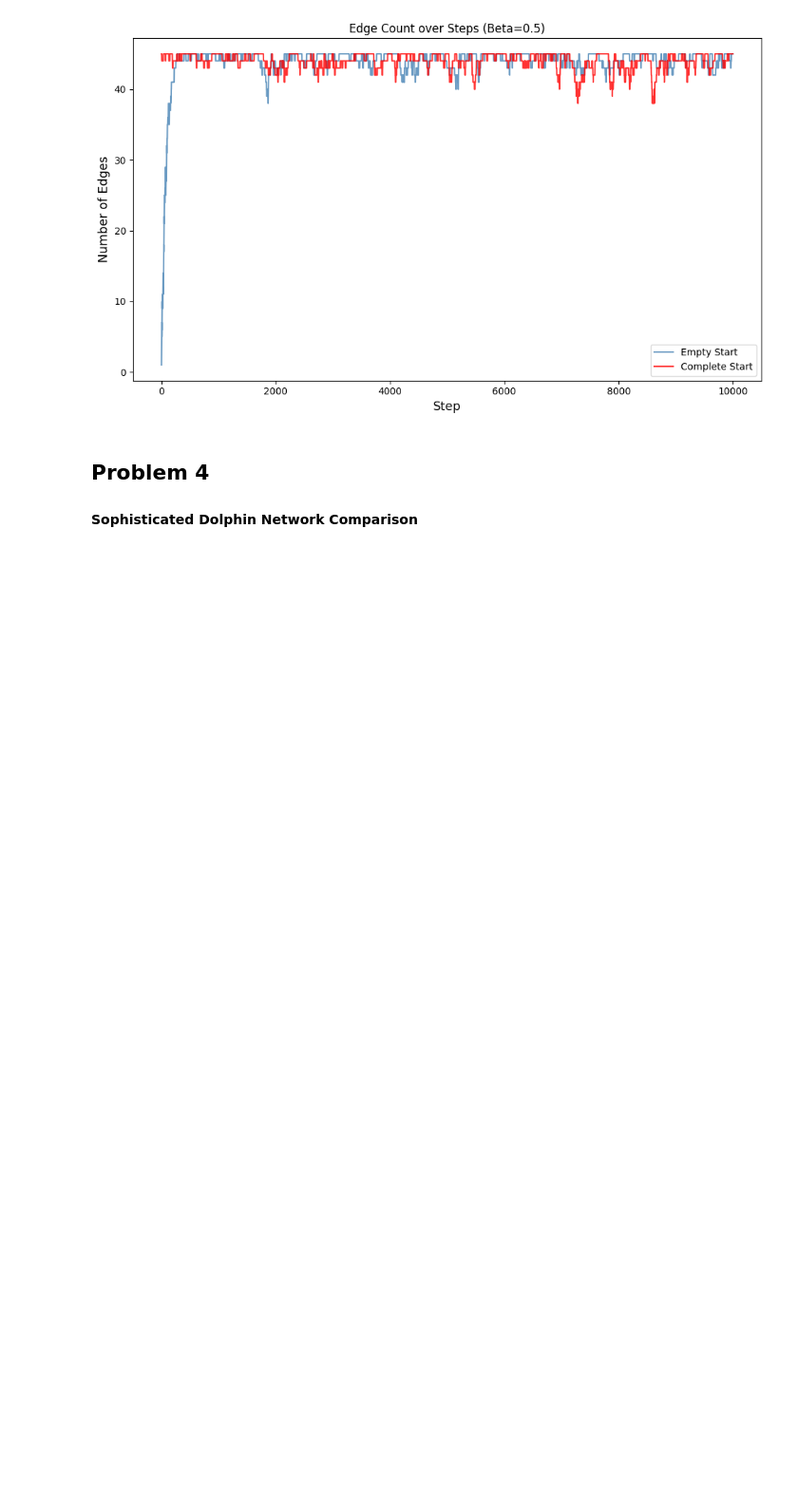
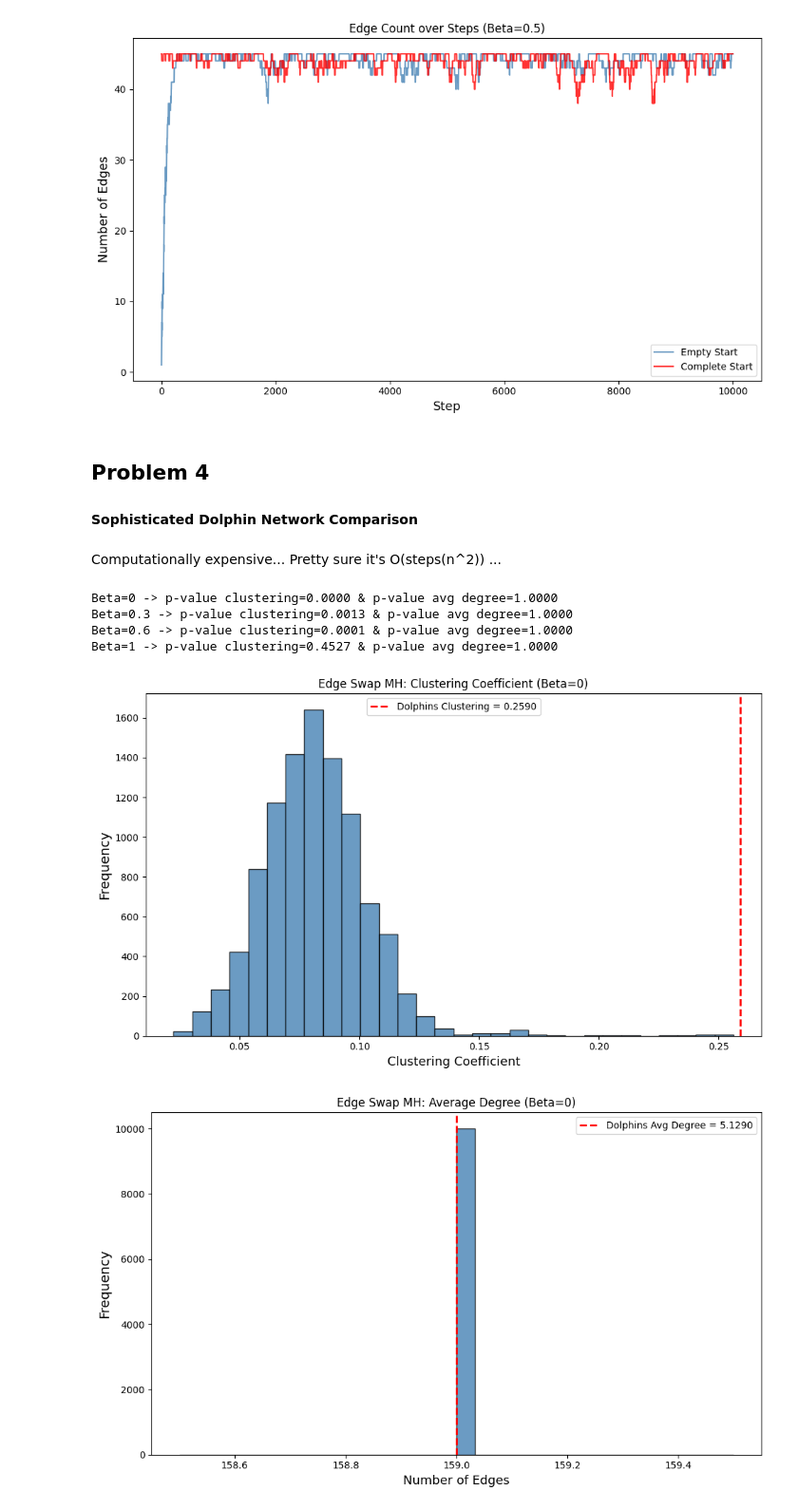
Before and after one commit to cristian0527/MATH-383, a Jupyter notebook: HW3.ipynb, the cells around one changed output. Shown at 95% size. Drawn from its saved outputs; the diff is of its cells as text; code cells hidden in the pictures; blank space fills up the shorter version.

```diff
--- a/HW3.ipynb
+++ b/HW3.ipynb
@@ -321,0 +360,57 @@ plt.show()
+# %% [markdown]
+Computationally expensive...
+Pretty sure it's O(steps(n^2)) ...
+# %%
+betas = [0, 0.3, 0.6, 1]
+steps = 10000
+results_ = {}
+
+for beta in betas:
+    triangles, edges, clustering = metropolis_hastings_edge_swap(dolphin_graph_loaded, beta, steps)
+
+   # p values
+    p_clustering = np.mean(np.array(clustering) >= observed_clustering)
+    p_avg_degree = np.mean(np.array(edges) >= observed_avg_degree * dolphin_graph_loaded.number_of_nodes() / 2)
+
+    results_[beta] = {
+        'triangles': triangles,
+        'edges': edges,
+        'clustering': clustering,
+        'p_clustering': p_clustering,
+        'p_avg_degree': p_avg_degree
+    }
+    print(f"Beta={beta} -> p-value clustering={p_clustering:.4f} & p-value avg degree={p_avg_degree:.4f}")
+# %% [output]
+Beta=0 -> p-value clustering=0.0000 & p-value avg degree=1.0000
+Beta=0.3 -> p-value clustering=0.0013 & p-value avg degree=1.0000
+Beta=0.6 -> p-value clustering=0.0001 & p-value avg degree=1.0000
+Beta=1 -> p-value clustering=0.4527 & p-value avg degree=1.0000
+# %%
+for beta in betas:
+    # clustering coefficient
+    plt.figure(figsize=(10, 6))
+    plt.hist(results_[beta]['clustering'], bins=30, color='steelblue', edgecolor='black', alpha=0.8)
+    plt.axvline(observed_clustering, color='red', linestyle='dashed', linewidth=2,
+                label=f'Dolphins Clustering = {observed_clustering:.4f}')
+    plt.title(f'Edge Swap MH: Clustering Coefficient (Beta={beta})')
+    plt.xlabel('Clustering Coefficient', fontsize=13)
+    plt.ylabel('Frequency', fontsize=14)
+    plt.legend()
+    plt.tight_layout()
+    plt.show()
+
+    # average degree
+    plt.figure(figsize=(10, 6))
+    plt.hist(results_[beta]['edges'], bins=30, color='steelblue', edgecolor='black', alpha=0.8)
+    plt.axvline(observed_avg_degree * dolphin_graph_loaded.number_of_nodes() / 2,
+                color='red', linestyle='dashed', linewidth=2,
+                label=f'Dolphins Avg Degree = {observed_avg_degree:.4f}')
+    plt.title(f'Edge Swap MH: Average Degree (Beta={beta})')
+    plt.xlabel('Number of Edges', fontsize=13)
+    plt.ylabel('Frequency', fontsize=14)
+    plt.legend()
+    plt.tight_layout()
+    plt.show()
+# %% [output]
+[figure, added]
+[figure, added]
```
Also changed, not shown: parts of 3 cells of this notebook.
